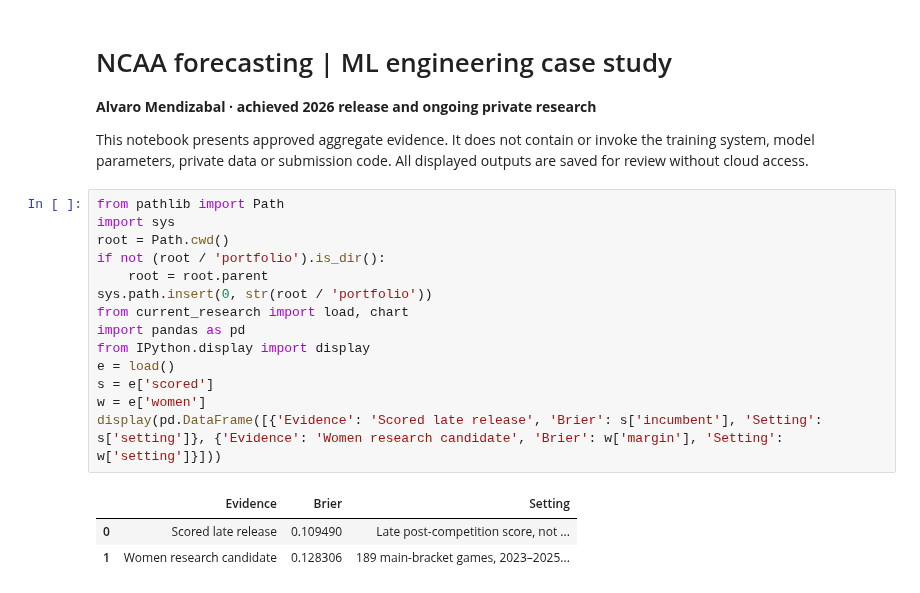
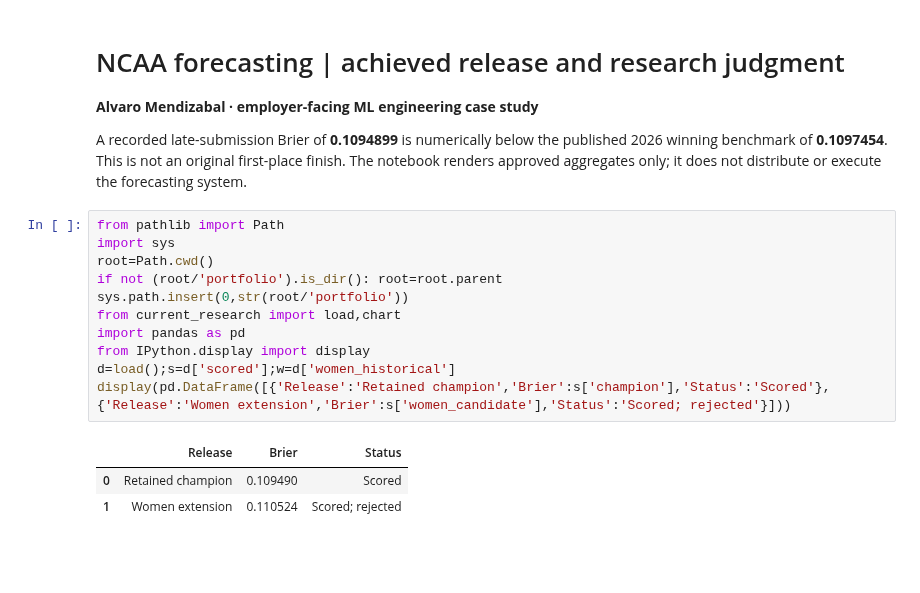
Before and after one commit to alvaromendizabal/march-machine-learning-mania-2026, a Jupyter notebook: portfolio/current_research.ipynb, the cells around one changed output. Cells and saved outputs as stored; diff of their text form; blank space fills up the shorter version.

```diff
--- a/portfolio/current_research.ipynb
+++ b/portfolio/current_research.ipynb
@@ -1,23 +1,20 @@
-# %% [markdown]
-# NCAA forecasting | ML engineering case study
-**Alvaro Mendizabal · achieved 2026 release and ongoing private research**
-
-This notebook presents approved aggregate evidence. It does not contain or invoke the training system, model parameters, private data or submission code. All displayed outputs are saved for review without cloud access.
+# %% [markdown]
+# NCAA forecasting | achieved release and research judgment
+**Alvaro Mendizabal · employer-facing ML engineering case study**
+
+A recorded late-submission Brier of **0.1094899** is numerically below the published 2026 winning benchmark of **0.1097454**. This is not an original first-place finish. The notebook renders approved aggregates only; it does not distribute or execute the forecasting system.
 # %%
 from pathlib import Path
 import sys
-root = Path.cwd()
-if not (root / 'portfolio').is_dir():
-    root = root.parent
-sys.path.insert(0, str(root / 'portfolio'))
-from current_research import load, chart
+root=Path.cwd()
+if not (root/'portfolio').is_dir(): root=root.parent
+sys.path.insert(0,str(root/'portfolio'))
+from current_research import load,chart
 import pandas as pd
 from IPython.display import display
-e = load()
-s = e['scored']
-w = e['women']
-display(pd.DataFrame([{'Evidence': 'Scored late release', 'Brier': s['incumbent'], 'Setting': s['setting']}, {'Evidence': 'Women research candidate', 'Brier': w['margin'], 'Setting': w['setting']}]))
+d=load();s=d['scored'];w=d['women_historical']
+display(pd.DataFrame([{'Release':'Retained champion','Brier':s['champion'],'Status':'Scored'}, {'Release':'Women extension','Brier':s['women_candidate'],'Status':'Scored; rejected'}]))
 # %% [output]
-|  | Evidence | Brier | Setting |
-| 0 | Scored late release | 0.109490 | Late post-competition score, not ... |
-| 1 | Women research candidate | 0.128306 | 189 main-bracket games, 2023–2025... |
+|  | Release | Brier | Status |
+| 0 | Retained champion | 0.109490 | Scored |
+| 1 | Women extension | 0.110524 | Scored; rejected |
```
Also changed, not shown: parts of 23 cells of this notebook, 7 other files.
